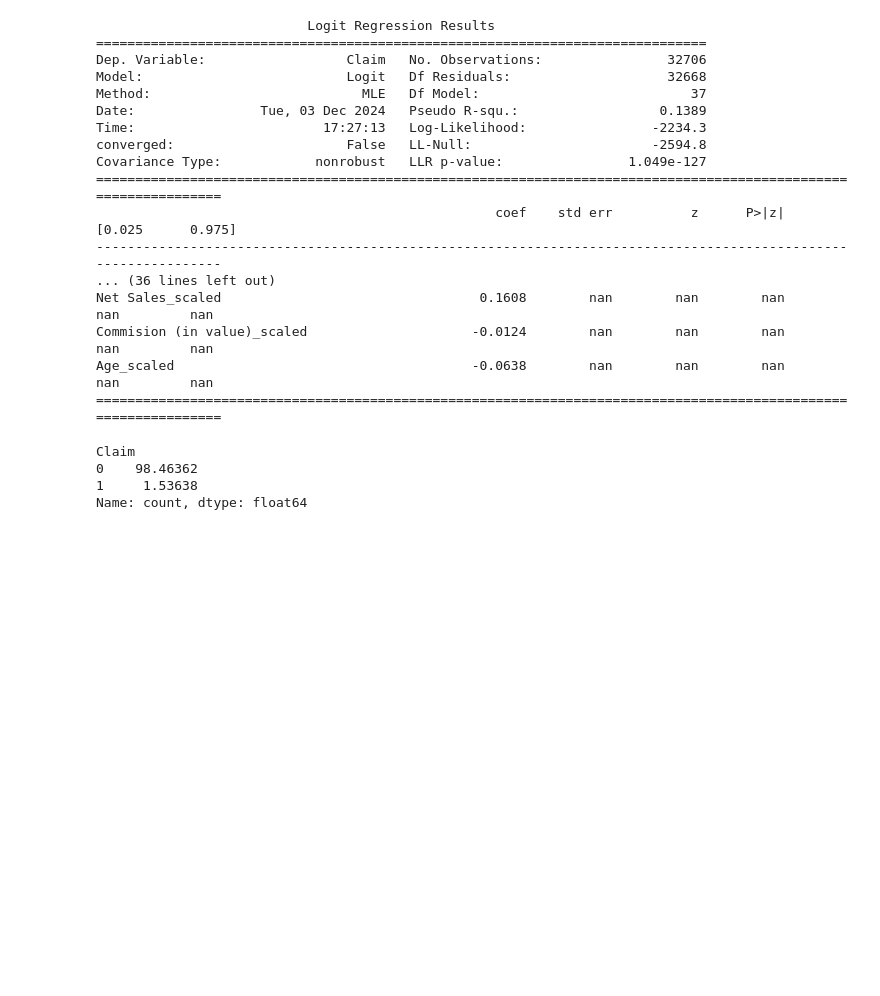
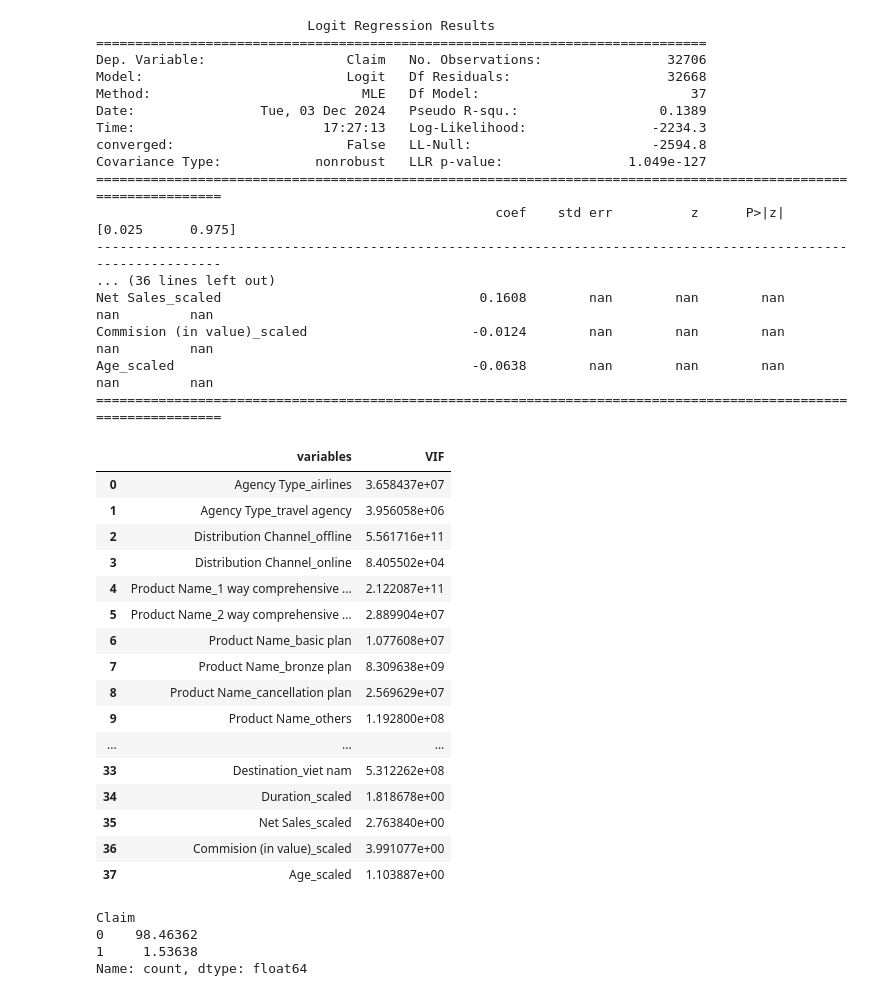
Before and after one commit to jupytersmoon/capstone-project-3, a Jupyter notebook: capstone3.ipynb, the cells around one changed output. Drawn from its saved outputs; the diff is of its cells as text; code cells hidden in the pictures; blank space fills up the shorter version.

```diff
--- a/capstone3.ipynb
+++ b/capstone3.ipynb
@@ -502,3 +504,34 @@ Age_scaled                                      -0.0638        nan        nan
+# %%
+# Cek colinearity
+
+def calc_vif(X):
+
+    # Calculating VIF
+    vif = pd.DataFrame()
+    vif["variables"] = X.columns
+    vif["VIF"] = [variance_inflation_factor(X.values, i) for i in range(X.shape[1])]
+
+    return(vif)
+# %%
+calc_vif(X_train_preprocessed)
+# %% [output]
+|  | variables | VIF |
+| 0 | Agency Type_airlines | 3.658437e+07 |
+| 1 | Agency Type_travel agency | 3.956058e+06 |
+| 2 | Distribution Channel_offline | 5.561716e+11 |
+| 3 | Distribution Channel_online | 8.405502e+04 |
+| 4 | Product Name_1 way comprehensive ... | 2.122087e+11 |
+| 5 | Product Name_2 way comprehensive ... | 2.889904e+07 |
+| 6 | Product Name_basic plan | 1.077608e+07 |
+| 7 | Product Name_bronze plan | 8.309638e+09 |
+| 8 | Product Name_cancellation plan | 2.569629e+07 |
+| 9 | Product Name_others | 1.192800e+08 |
+| ... | ... | ... |
+| 33 | Destination_viet nam | 5.312262e+08 |
+| 34 | Duration_scaled | 1.818678e+00 |
+| 35 | Net Sales_scaled | 2.763840e+00 |
+| 36 | Commision (in value)_scaled | 3.991077e+00 |
+| 37 | Age_scaled | 1.103887e+00 |
 # %%
 # Logit tidak konvergen dan tidak bisa mengecek p-value tiap fitur
 # %%
```
Also changed, not shown: parts of 1 cell of this notebook.
